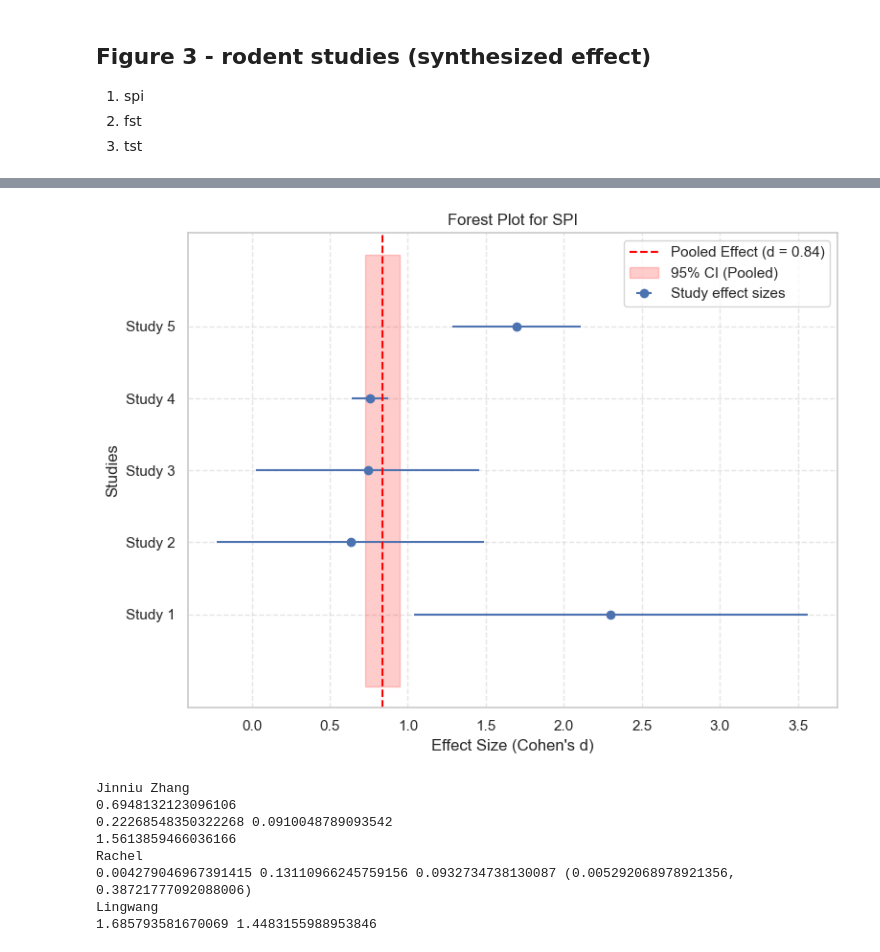
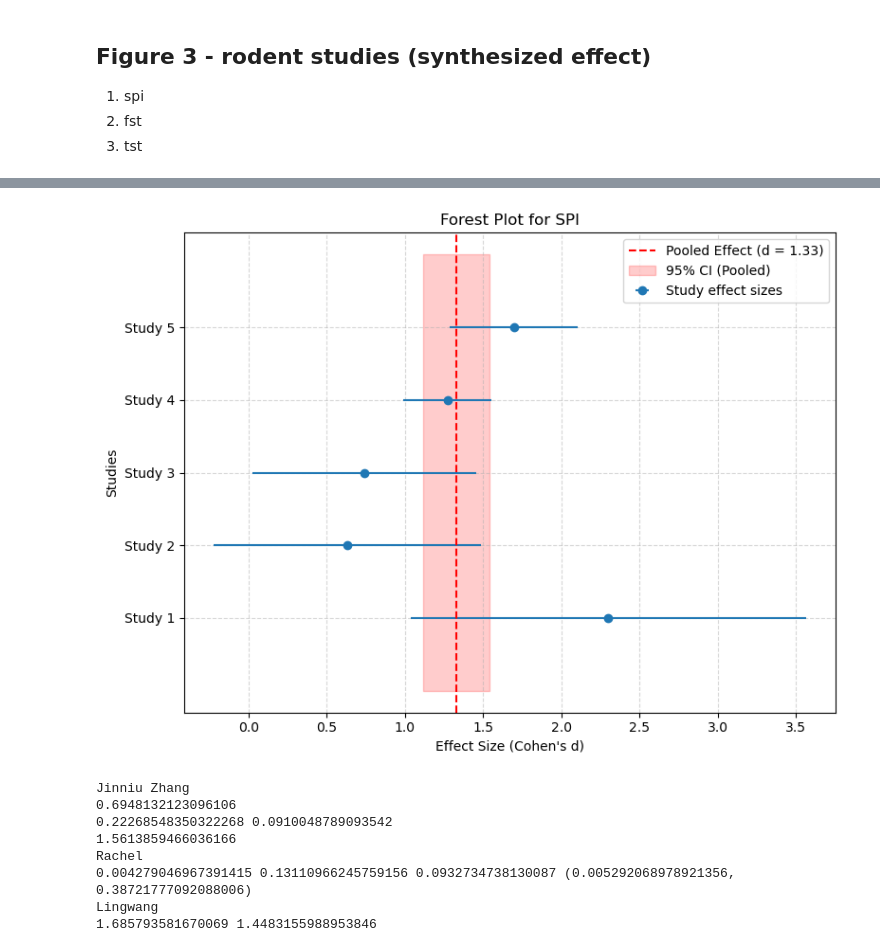
Before and after one commit to GanshengT/Meta_analysis_ultrasound, a Jupyter notebook: codes_meta_analysis.ipynb, the cells around one changed output, grey strips where cells are left out. Saved outputs shown, nothing was run; the diff lists cells and outputs as text; code cells hidden in the pictures.

```diff
--- a/codes_meta_analysis.ipynb
+++ b/codes_meta_analysis.ipynb
@@ -384,36 +405,54 @@ data = [
      "mean_intervention": 72.11, "sem_intervention": 3.37, "n_intervention": 11},
     {"study": "Study 3", "mean_control": 72.8, "sem_control": 7.2, "n_control": 16,
      "mean_intervention": 88.8, "sem_intervention": 2.5, "n_intervention": 16},
-    {"study": "Study 4", "cohens_f": 0.27, "lower_f": 0.048, "upper_f": 0.499, "k_groups": 2,
-    "F_stat":5.467, "total_sample_size":80, "df_effect":1, "df_error":76},
-    {"study": "Study 5", "cohens_f": 0.324515379056835, "lower_f": 0.2904352985862978,
-     "upper_f": 0.7786705025213225, "k_groups": 3,
+    {"study": "Study 4", "cohens_f": 0.5511, "k_groups": 4,
+    "F_stat":5.467, "total_sample_size":58, "df_effect":3, "df_error":54},
+    {"study": "Study 5", "cohens_f": 0.324515379056835,  "k_groups": 3,
      "F_stat":10.329, "total_sample_size":44, "df_effect":2, "df_error":43},
 ]
 
-# first get variance for study 4 and 5
+# The following code estimate effect and variance for study 4 and 5
 
-k = 2  # 2 groups: Sham and Intervention
-eta_squared_refined = (data[4]["F_stat"] * data[4]["df_effect"] ) / (data[4]["F_stat"] *
-                                                                     data[4]["df_effect"] + data[4]["df_error"])
+# k = 4  #
+# eta_squared_refined = (data[3]["F_stat"] * data[3]["df_effect"] ) / (data[3]["F_stat"] *
+#                                                                      data[3]["df_effect"] + data[3]["df_error"])
+# cohens_f_refined = np.sqrt(eta_squared_refined / (1 - eta_squared_refined))
+
+# var_f_refined = (3 * cohens_f_refined**2) / data[3]["total_sample_size"]
+
+# cohens_d_refined = 2 * cohens_f_refined * np.sqrt(k / (k - 1))
+# var_d_refined = (3 * cohens_f_refined**2) / data[3]["total_sample_size"]
+
+# study_4_refined_results = {
+#     "eta_squared": eta_squared_refined,
+#     "cohens_f": cohens_f_refined,
+#     "var_f": var_f_refined,
+#     "cohens_d": cohens_d_refined,
+#     "var_d": var_d_refined
+# }
+
+# print(f'study 4 estimation: {study_4_refined_results}')
 
 
-cohens_f_refined = np.sqrt(eta_squared_refined / (1 - eta_squared_refined))
+# k = 3  # 2 groups: Sham and Intervention + crs, crs
+# eta_squared_refined = (data[4]["F_stat"] * data[4]["df_effect"] ) / (data[4]["F_stat"] *
+#                                                                      data[4]["df_effect"] + data[4]["df_error"])
+# cohens_f_refined = np.sqrt(eta_squared_refined / (1 - eta_squared_refined))
 
-var_f_refined = (4 * cohens_f_refined**2) / data[4]["total_sample_size"]
+# var_f_refined = (4 * cohens_f_refined**2) / data[4]["total_sample_size"]
 
-cohens_d_refined = 2 * cohens_f_refined * np.sqrt(k / (k - 1))
-var_d_refined = (4 * cohens_f_refined**2) / data[4]["total_sample_size"]
+# cohens_d_refined = 2 * cohens_f_refined * np.sqrt(k / (k - 1))
+# var_d_refined = (4 * cohens_f_refined**2) / data[4]["total_sample_size"]
 
-study_4_refined_results = {
-    "eta_squared": eta_squared_refined,
-    "cohens_f": cohens_f_refined,
-    "var_f": var_f_refined,
-    "cohens_d": cohens_d_refined,
-    "var_d": var_d_refined
-}
+# study_4_refined_results = {
+#     "eta_squared": eta_squared_refined,
+#     "cohens_f": cohens_f_refined,
+#     "var_f": var_f_refined,
+#     "cohens_d": cohens_d_refined,
+#     "var_d": var_d_refined
+# }
 
-print(f'study 4 estimation: {study_4_refined_results}')
+# print(f'study 5 estimation: {study_4_refined_results}')
 
 
 def calculate_effect_size(mean1, sem1, n1, mean2, sem2, n2):
@@ -431,7 +470,7 @@ for study in data[:3]:
         study["mean_control"], study["sem_control"], study["n_control"],
         study["mean_intervention"], study["sem_intervention"], study["n_intervention"]
     )
-    results.append({"study": study["study"], "d": d, "var": var})
+    results.append({"study": study["study"], "d": d, "var": var, "se": np.sqrt(var)})
 
 # for Studies 4 and 5
 for study in data[3:]:
@@ -454,7 +493,7 @@ for study in data[3:]:
     results.append({
         "study": study["study"],
         "d": cohens_d_refined,
-        "var": var_d_refined
+        "var": var_d_refined, "se": np.sqrt(var)
     })
 
 study_names = [r["study"] for r in results]
@@ -499,6 +538,20 @@ plt.title('Forest Plot for SPI')
 plt.legend()
 plt.grid(True, linestyle='--', alpha=0.5)
 plt.tight_layout()
-# fig.savefig('spi_forestplot.pdf')
+fig.savefig('spi_forestplot.pdf')
 plt.show()
+
+# funnel - the number of study is too small to assess publication bias
+# df_results = pd.DataFrame(results)
+
+# plt.figure(figsize=(6, 8))
+# plt.scatter(df_results['d'], 1 / df_results['se'], s=50, alpha=0.8)
+# plt.axvline(pooled_d, color='red', linestyle='--', label='Pooled Effect')
+# plt.xlabel("Effect Size (Cohen's d)")
+# plt.ylabel("Precision (1 / SE)")
+# plt.title("Funnel Plot")
+# plt.grid(True, linestyle='--', alpha=0.5)
+# plt.legend()
+# plt.tight_layout()
+# plt.show()
 # %% [output]
@@ -507,4 +559,4 @@ study 4 estimation: {'eta_squared': 0.324515379056835, 'cohens_f': 0.69312235907
-[figure, old version]
+[figure, new version]
 # %%
 # calculate effect size for FST
 from scipy.stats import f
```
Also changed, not shown: parts of 5 cells of this notebook.
